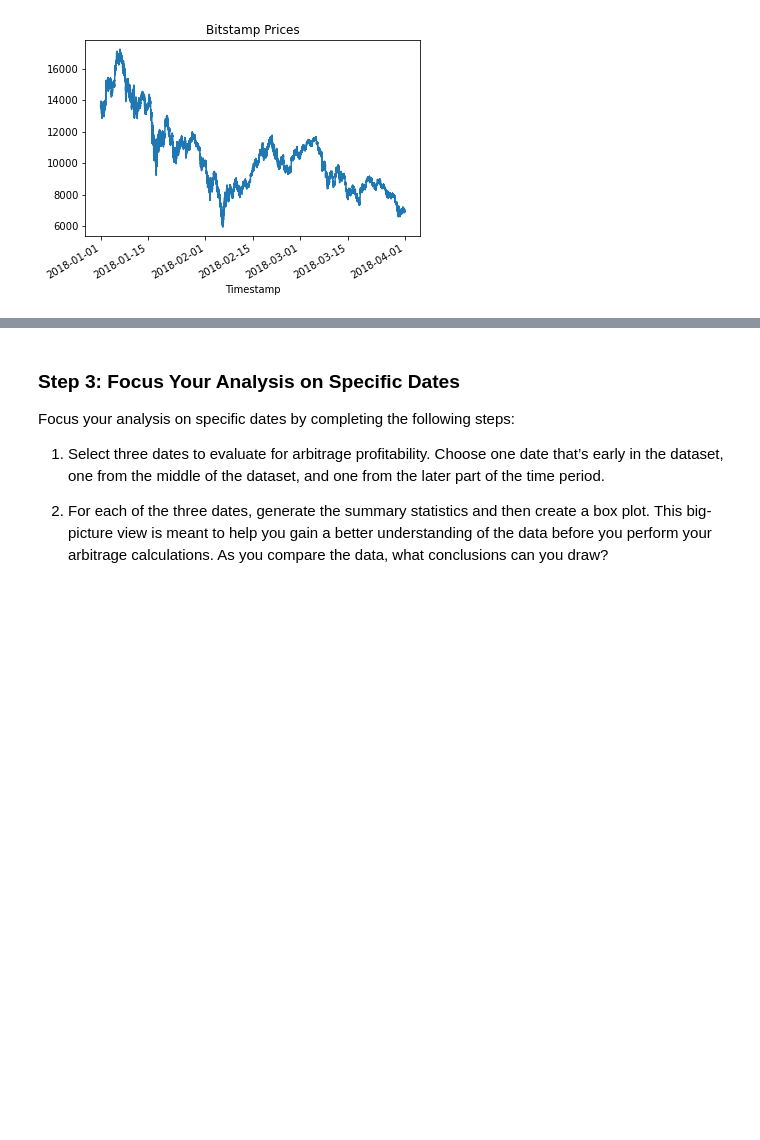
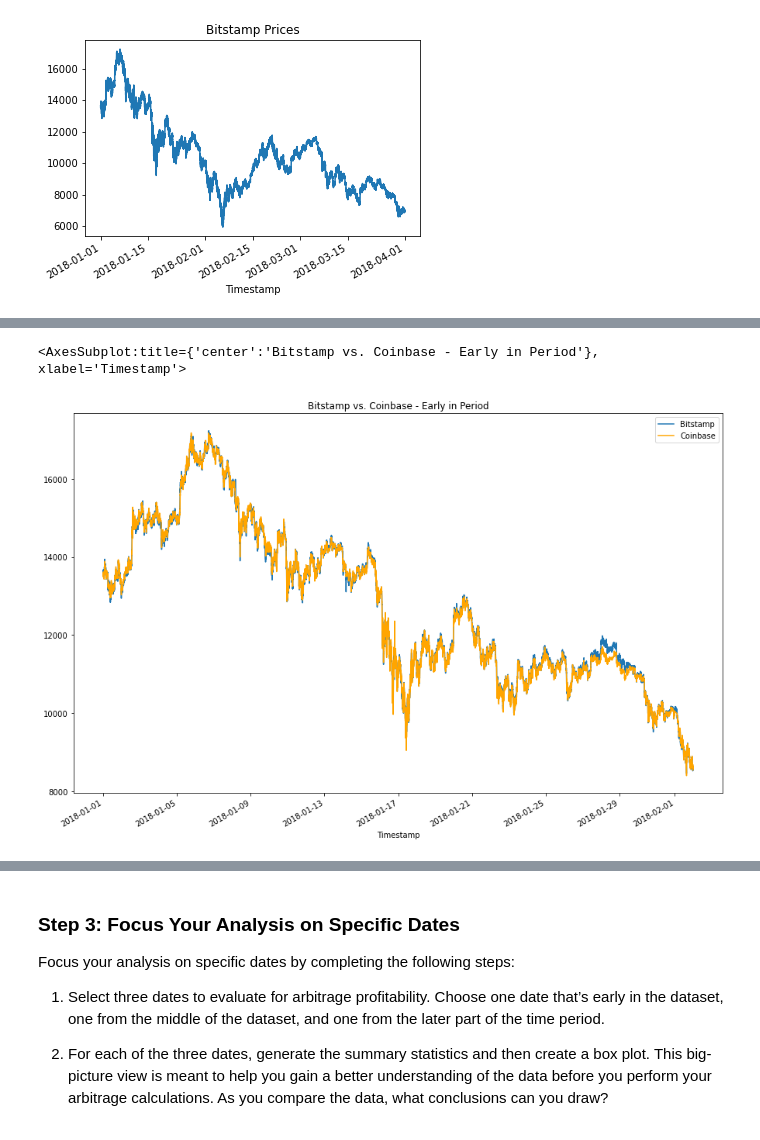
Before and after one commit to douglasg-fintec/Cryptocurrency_Arbitrage, a Jupyter notebook: crypto_arbitrage.ipynb, the cells around one changed output, grey strips where cells are left out. Saved outputs shown, nothing was run; the diff lists cells and outputs as text; code cells hidden in the pictures; blank space fills up the shorter version.

```diff
--- a/crypto_arbitrage.ipynb
+++ b/crypto_arbitrage.ipynb
@@ -413,8 +412,13 @@ overlay_df.plot(title='Bitstamp v. Coinbase',figsize =(10,7), label='Timestamp')
 # %%
 # Using the loc and plot functions, create an overlay plot that visualizes
 # the price action of both DataFrames for a one month period early in the dataset
 # Be sure to include the parameters: legend, figure size, title, and color and label
-# YOUR CODE HERE
+# Define the key values to use
+bitstamp_sliced.loc['2018-01-01':'2018-02-01'].plot(legend=True, figsize=(15,10), title='Bitstamp vs. Coinbase - Early Period', xlabel='Timestamp', label="Bitstamp")
+coinbase_sliced.loc['2018-01-01':'2018-02-01'].plot(legend=True,figsize=(15,10), color='orange',label='Coinbase')
+# %% [output]
+<AxesSubplot:title={'center':'Bitstamp vs. Coinbase - Early in Period'}, xlabel='Timestamp'>
+[figure, added]
 # %%
 # Using the loc and plot functions, create an overlay plot that visualizes
 # the price action of both DataFrames for a one month period later in the dataset
```
Also changed, not shown: parts of 5 cells of this notebook.
